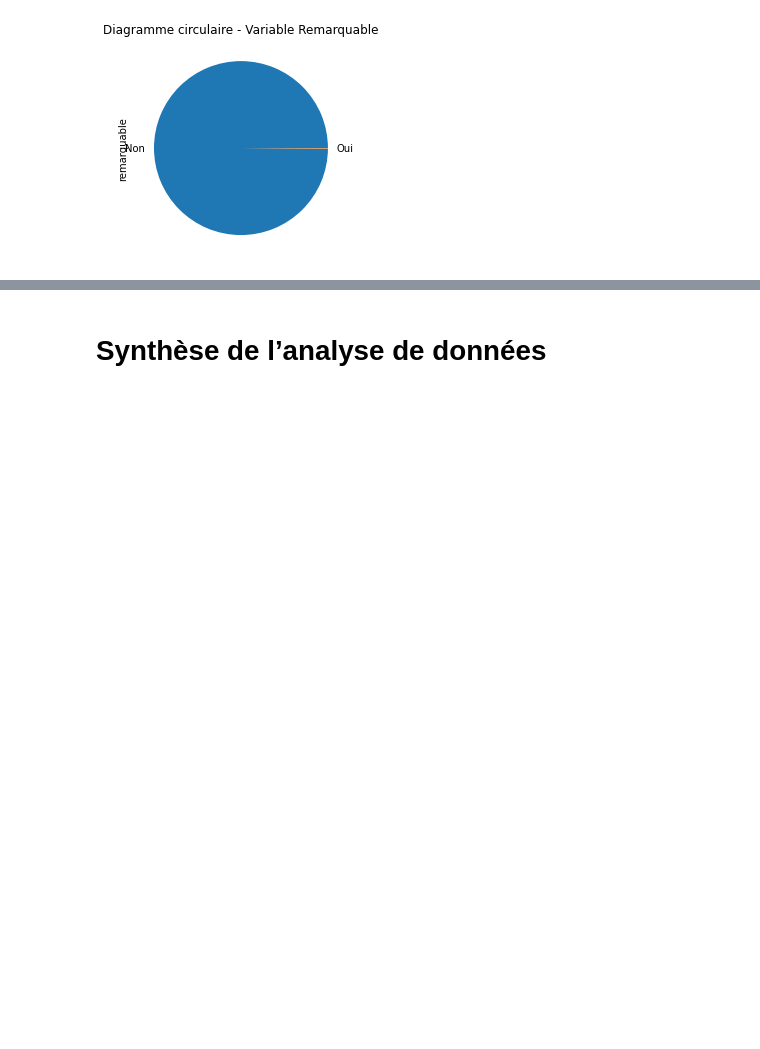
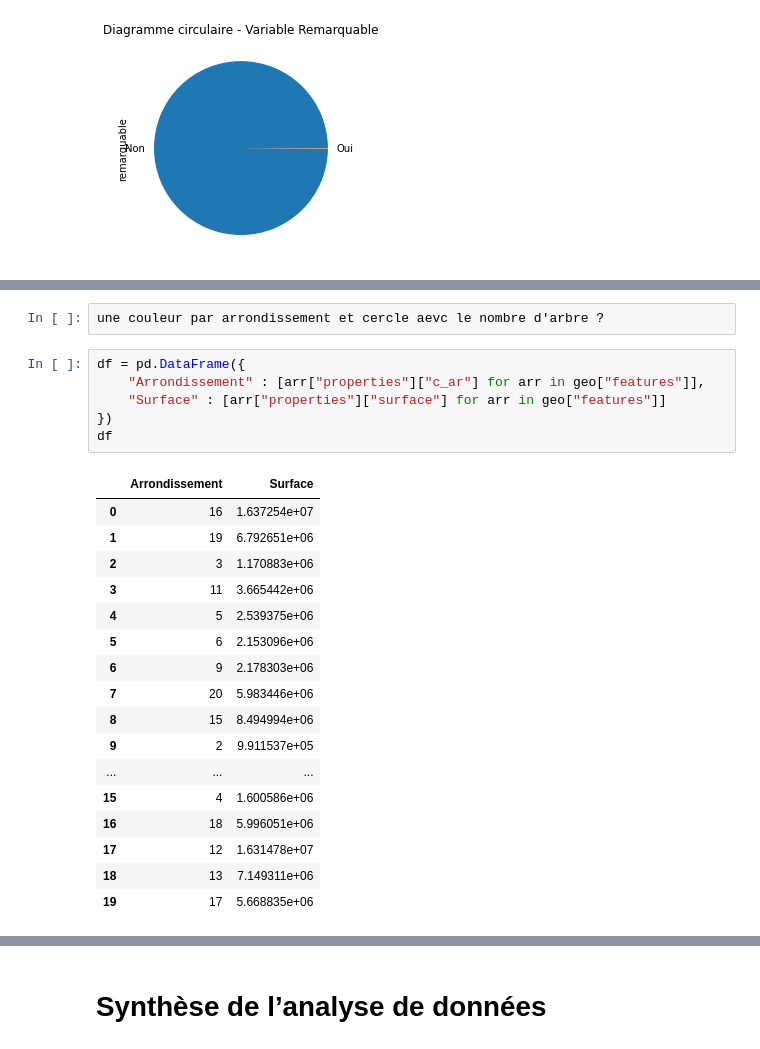
Before and after one commit to AurelieAAN/OP_Projet2, a Jupyter notebook: Scripts_Analyse01.ipynb, the cells around one changed output, grey strips where cells are left out. Cells and saved outputs as stored; diff of their text form; blank space fills up the shorter version.

```diff
--- a/Scripts_Analyse01.ipynb
+++ b/Scripts_Analyse01.ipynb
@@ -889,0 +888,26 @@ une couleur par arrondissement et cercle aevc le nombre d'arbre ?
+# %%
+une couleur par arrondissement et cercle aevc le nombre d'arbre ?
+# %%
+df = pd.DataFrame({
+    "Arrondissement" : [arr["properties"]["c_ar"] for arr in geo["features"]],
+    "Surface" : [arr["properties"]["surface"] for arr in geo["features"]]
+})
+df
+# %% [output]
+|  | Arrondissement | Surface |
+| 0 | 16 | 1.637254e+07 |
+| 1 | 19 | 6.792651e+06 |
+| 2 | 3 | 1.170883e+06 |
+| 3 | 11 | 3.665442e+06 |
+| 4 | 5 | 2.539375e+06 |
+| 5 | 6 | 2.153096e+06 |
+| 6 | 9 | 2.178303e+06 |
+| 7 | 20 | 5.983446e+06 |
+| 8 | 15 | 8.494994e+06 |
+| 9 | 2 | 9.911537e+05 |
+| ... | ... | ... |
+| 15 | 4 | 1.600586e+06 |
+| 16 | 18 | 5.996051e+06 |
+| 17 | 12 | 1.631478e+07 |
+| 18 | 13 | 7.149311e+06 |
+| 19 | 17 | 5.668835e+06 |
```
Also changed, not shown: parts of 66 cells of this notebook.
